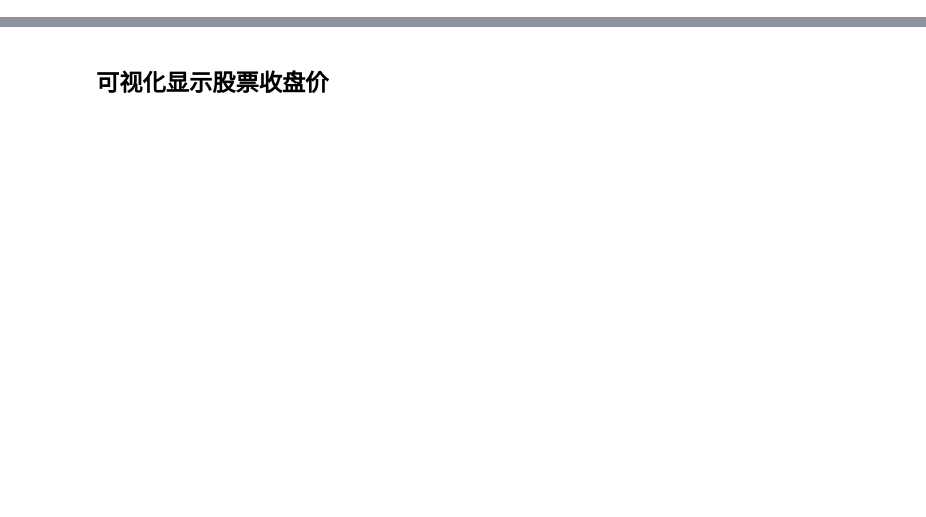
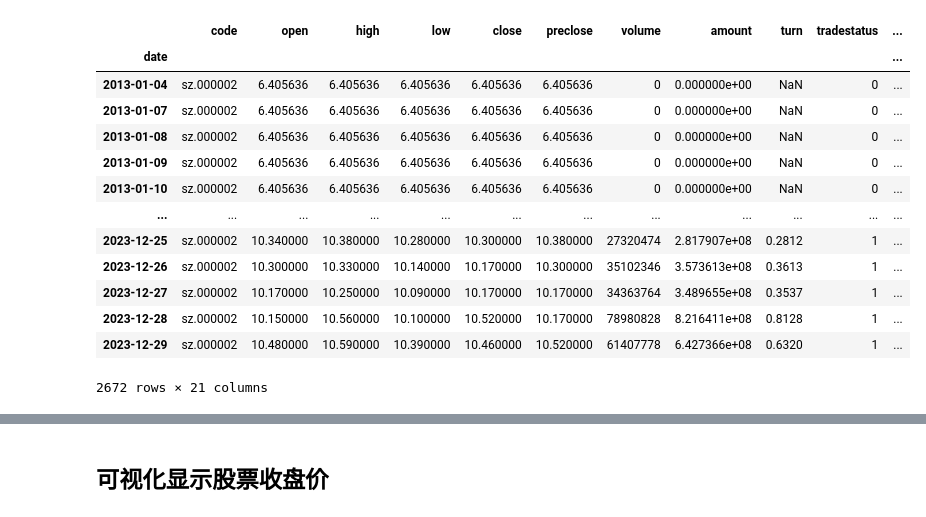
Before and after one commit to yummiko/python_stock_analysis, a Jupyter notebook: yyc_file/stock_analysis_yyc.ipynb, the cells around one changed output, grey strips where cells are left out. Cells and saved outputs as stored; diff of their text form; code cells hidden in the pictures; blank space fills up the shorter version.

```diff
--- a/yyc_file/stock_analysis_yyc.ipynb
+++ b/yyc_file/stock_analysis_yyc.ipynb
@@ -77,12 +106,33 @@ get_stock_data(start_date="1990-12-19",end_date="2023-10-2")
 # %%
-stock_dataframe = pd.read_csv(".\history_k_datasz.000002 f1990-12-19t2023-10-2.csv")
+pattern = r'-f(\d+)-t(\d+)'
+match = re.search(pattern, fn)
+start_date = datetime.datetime.strptime(match.group(1), '%Y%m%d').strftime('%Y-%m-%d')
+end_date = datetime.datetime.strptime(match.group(2), '%Y%m%d').strftime('%Y-%m-%d')
+
+stock_dataframe = pd.read_csv(f".\history_k_data{fn}.csv")
 stock_dataframe['date'] = pd.to_datetime(stock_dataframe['date'])
 stock_dataframe.set_index("date", inplace=True)
+
 # 增加 5日 10日 20日 60日 120日 200日均线
 stock_dataframe['mean5'] = stock_dataframe.close.rolling(5).mean()
 stock_dataframe['mean10'] = stock_dataframe.close.rolling(10).mean()
 stock_dataframe['mean20'] = stock_dataframe.close.rolling(20).mean()
 stock_dataframe['mean60'] = stock_dataframe.close.rolling(60).mean()
 stock_dataframe['mean120'] = stock_dataframe.close.rolling(120).mean()
 stock_dataframe['mean200'] = stock_dataframe.close.rolling(200).mean()
 stock_dataframe
+# %% [output]
+|  | code | open | high | low | close | preclose | volume | amount | turn | tradestatus | ... |
+| date |  |  |  |  |  |  |  |  |  |  | ... |
+| 2013-01-04 | sz.000002 | 6.405636 | 6.405636 | 6.405636 | 6.405636 | 6.405636 | 0 | 0.000000e+00 | NaN | 0 | ... |
+| 2013-01-07 | sz.000002 | 6.405636 | 6.405636 | 6.405636 | 6.405636 | 6.405636 | 0 | 0.000000e+00 | NaN | 0 | ... |
+| 2013-01-08 | sz.000002 | 6.405636 | 6.405636 | 6.405636 | 6.405636 | 6.405636 | 0 | 0.000000e+00 | NaN | 0 | ... |
+| 2013-01-09 | sz.000002 | 6.405636 | 6.405636 | 6.405636 | 6.405636 | 6.405636 | 0 | 0.000000e+00 | NaN | 0 | ... |
+| 2013-01-10 | sz.000002 | 6.405636 | 6.405636 | 6.405636 | 6.405636 | 6.405636 | 0 | 0.000000e+00 | NaN | 0 | ... |
+| ... | ... | ... | ... | ... | ... | ... | ... | ... | ... | ... | ... |
+| 2023-12-25 | sz.000002 | 10.340000 | 10.380000 | 10.280000 | 10.300000 | 10.380000 | 27320474 | 2.817907e+08 | 0.2812 | 1 | ... |
+| 2023-12-26 | sz.000002 | 10.300000 | 10.330000 | 10.140000 | 10.170000 | 10.300000 | 35102346 | 3.573613e+08 | 0.3613 | 1 | ... |
+| 2023-12-27 | sz.000002 | 10.170000 | 10.250000 | 10.090000 | 10.170000 | 10.170000 | 34363764 | 3.489655e+08 | 0.3537 | 1 | ... |
+| 2023-12-28 | sz.000002 | 10.150000 | 10.560000 | 10.100000 | 10.520000 | 10.170000 | 78980828 | 8.216411e+08 | 0.8128 | 1 | ... |
+| 2023-12-29 | sz.000002 | 10.480000 | 10.590000 | 10.390000 | 10.460000 | 10.520000 | 61407778 | 6.427366e+08 | 0.6320 | 1 | ... |
+2672 rows × 21 columns
```
Also changed, not shown: parts of 16 cells of this notebook.
